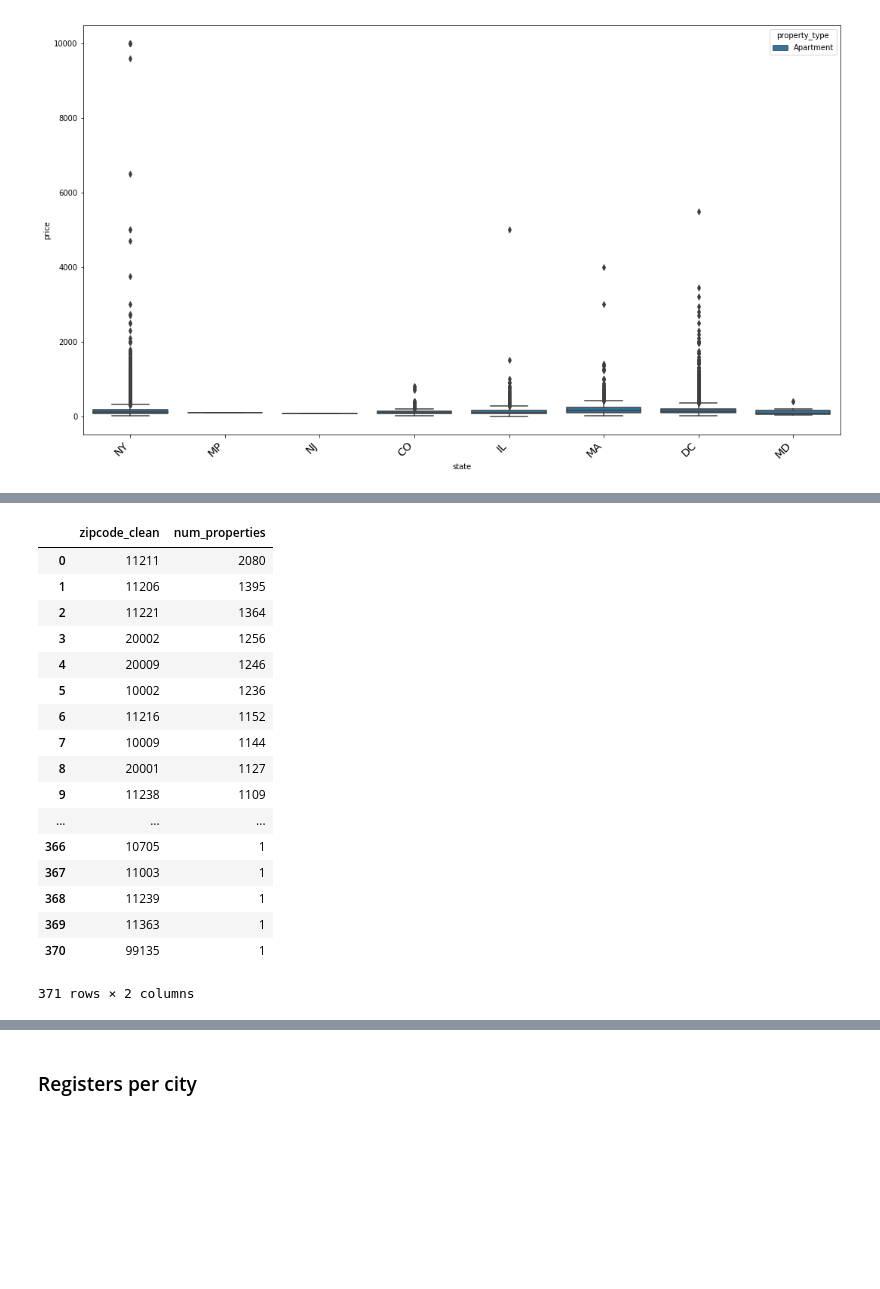
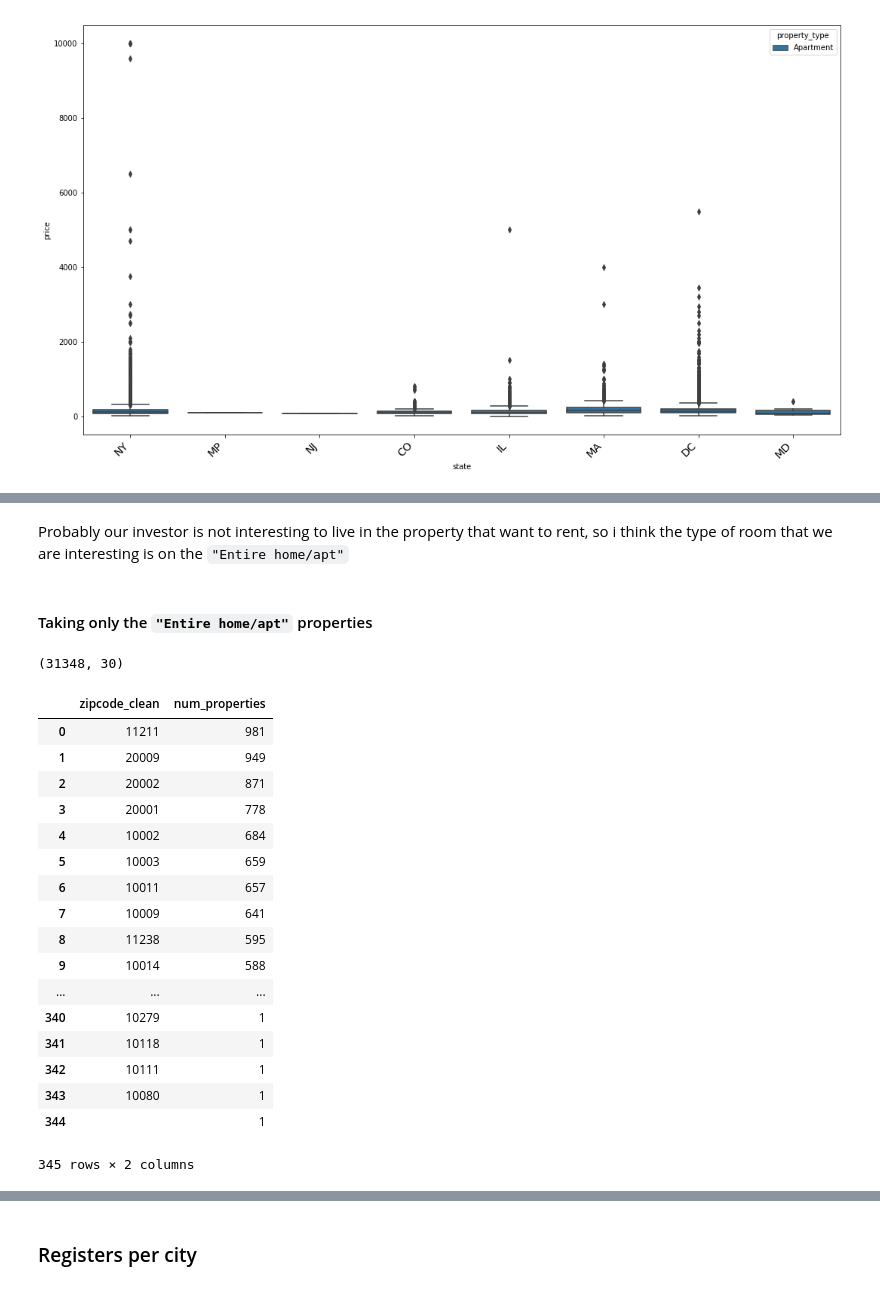
Before and after one commit to pedropvillegase-zz/ds4a4_team13, a Jupyter notebook: 01_listings_zipcode_analysis.ipynb, the cells around one changed output, grey strips where cells are left out. Drawn from its saved outputs; the diff is of its cells as text; code cells hidden in the pictures; blank space fills up the shorter version.

Commit message:
analysis of price and room type

````diff
--- a/01_listings_zipcode_analysis.ipynb
+++ b/01_listings_zipcode_analysis.ipynb
@@ -107,0 +139,16 @@ Name: price, Length: 32, dtype: int64
+# %%
+listings['zipcode'] = listings['zipcode'].astype('str')
+
+listings['zipcode_clean'] = listings['zipcode']
+#listings[listings['len'] < 5]
+listings['zipcode'][listings['zipcode'].isin(['nan', '1m', ' '])] = ''
+listings['len'] = listings['zipcode'].apply( lambda x : len(str(x)))
+
+listings['zipcode_clean'][listings['len'] == 1] = listings['zipcode'][listings['len'] == 1].apply( lambda x : '0000'+str(x))
+listings['zipcode_clean'][listings['len'] == 2] = listings['zipcode'][listings['len'] == 2].apply( lambda x : '000'+str(x))
+listings['zipcode_clean'][listings['len'] == 3] = listings['zipcode'][listings['len'] == 3].apply( lambda x : '00'+str(x))
+listings['zipcode_clean'][listings['len'] == 4] = listings['zipcode'][listings['len'] == 4].apply( lambda x : '0'+str(x))
+listings['zipcode_clean'] = list(listings['zipcode_clean'].str.slice(0,5))
+
+listings.drop(['len'], axis = 1, inplace = True)
+listings[['zipcode', 'zipcode_clean']][listings['zipcode'] != listings['zipcode_clean']].drop_duplicates()
@@ -116,0 +196,12 @@ listings_filt = (listings[listings['property_type'].isin(['Apartment',
+# %%
+print("listings shape: " + str(listings.shape))
+listings_filt = (listings[listings['property_type'].isin(['Apartment',
+'House',
+'Condominium',
+'Townhouse',
+'Loft',
+'Bed & Breakfast'])] )
+print("listings_filt shape properties filter: " + str(listings_filt.shape))
+listings_filt = listings_filt[listings_filt['zipcode_clean'] != 'nan']
+listings_filt = listings_filt[listings_filt['zipcode_clean'] != '']
+print("listings_filt shape zipcode filter: " + str(listings_filt.shape))
@@ -174,3 +238,0 @@ We detect that the zipcode column needs a little cleaning in the listing table,
-# %%
-listings_filt['zipcode_clean'] = list(listings_filt['zipcode'].str.slice(0,5))
-listings_filt.head()
@@ -189,31 +281,40 @@ See the caveats in the documentation: http://pandas.pydata.org/pandas-docs/stabl
+# %% [markdown]
+Probably our investor is not interesting to live in the property that want to rent, so i think the type of room that we are interesting is on the ```"Entire home/apt"```
+# %% [markdown]
+#### Taking only the ```"Entire home/apt"``` properties
+# %%
+listings_filt2 = listings_filt[listings_filt['room_type'] == 'Entire home/apt']
+listings_filt2.shape
+# %% [output]
+(31348, 30)
 # %%
 tem_num_properties = (
     pd.DataFrame(
-    listings_filt
+    listings_filt2
     .groupby("zipcode_clean" )['zipcode_clean']
         .count()
         .sort_values(ascending = False))
     .rename(columns = {'zipcode_clean' : 'num_properties'})
     .reset_index()
 
 )
 tem_num_properties
 # %% [output]
 |  | zipcode_clean | num_properties |
-| 0 | 11211 | 2080 |
-| 1 | 11206 | 1395 |
-| 2 | 11221 | 1364 |
-| 3 | 20002 | 1256 |
-| 4 | 20009 | 1246 |
-| 5 | 10002 | 1236 |
-| 6 | 11216 | 1152 |
-| 7 | 10009 | 1144 |
-| 8 | 20001 | 1127 |
-| 9 | 11238 | 1109 |
+| 0 | 11211 | 981 |
+| 1 | 20009 | 949 |
+| 2 | 20002 | 871 |
+| 3 | 20001 | 778 |
+| 4 | 10002 | 684 |
+| 5 | 10003 | 659 |
+| 6 | 10011 | 657 |
+| 7 | 10009 | 641 |
+| 8 | 11238 | 595 |
+| 9 | 10014 | 588 |
 | ... | ... | ... |
-| 366 | 10705 | 1 |
-| 367 | 11003 | 1 |
-| 368 | 11239 | 1 |
-| 369 | 11363 | 1 |
-| 370 | 99135 | 1 |
+| 340 | 10279 | 1 |
+| 341 | 10118 | 1 |
+| 342 | 10111 | 1 |
+| 343 | 10080 | 1 |
+| 344 |  | 1 |
-371 rows × 2 columns
+345 rows × 2 columns
````
Also changed, not shown: parts of 26 cells of this notebook.
